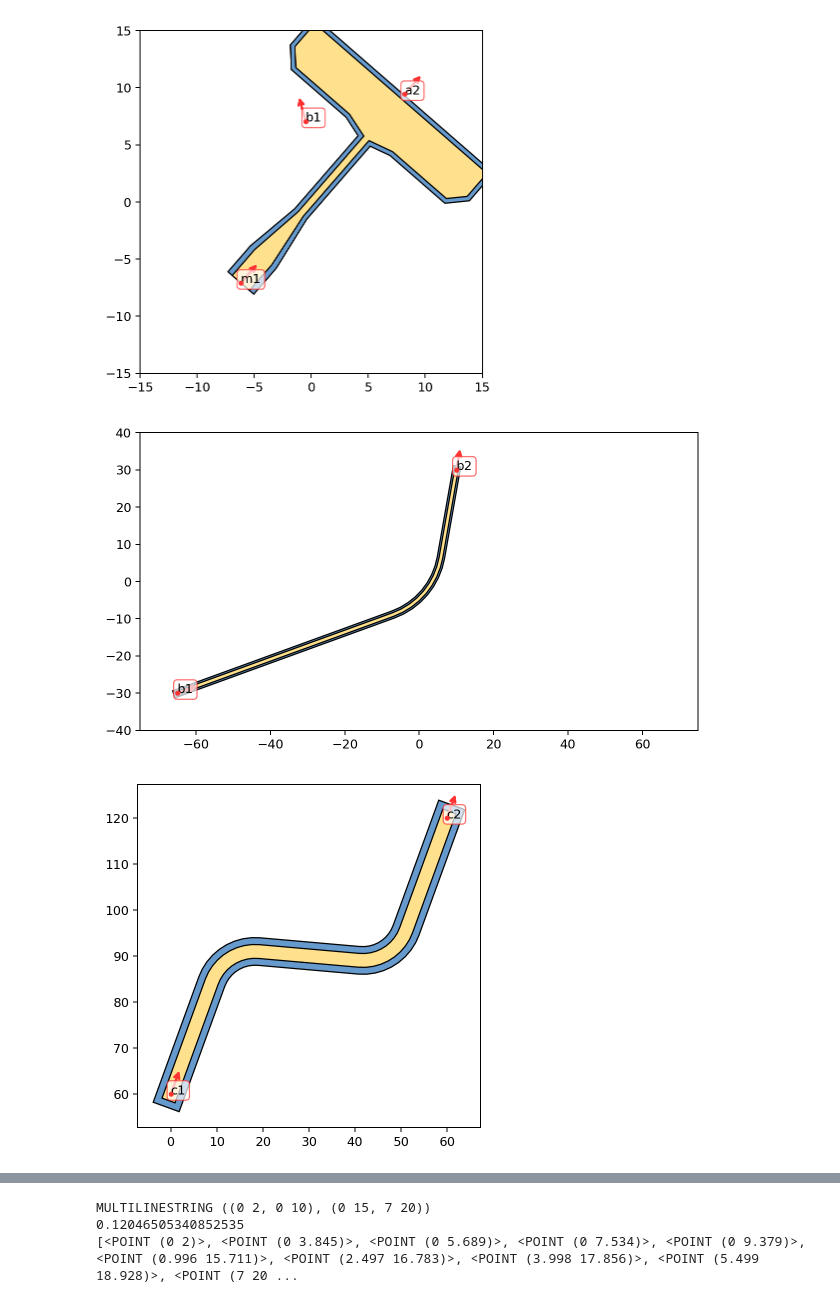
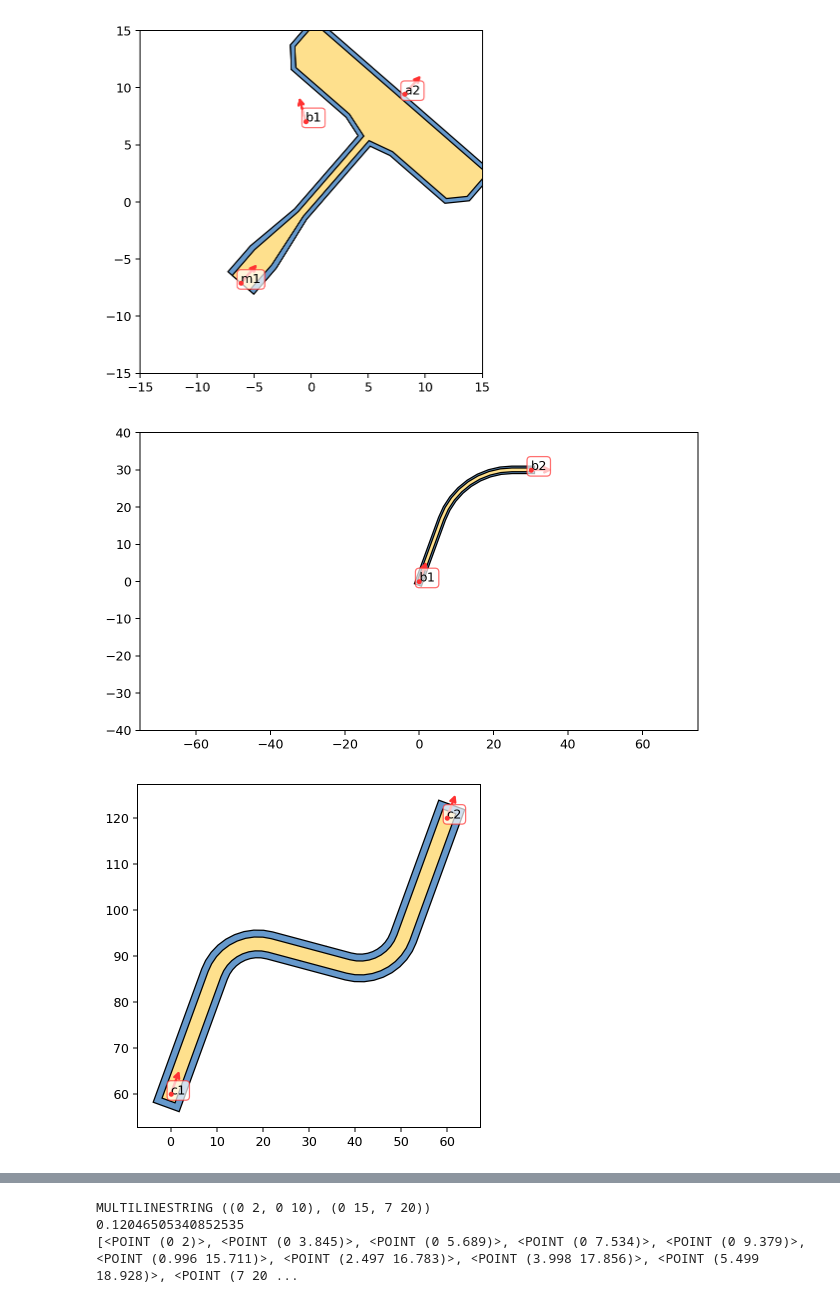
Before and after one commit to eeroqlab/zeroheliumkit, a Jupyter notebook: dev/anchors_test.ipynb, the cells around one changed output, grey strips where cells are left out. Saved outputs shown, nothing was run; the diff lists cells and outputs as text; code cells hidden in the pictures.

```diff
--- a/dev/anchors_test.ipynb
+++ b/dev/anchors_test.ipynb
@@ -129,27 +130,27 @@ plt.show()
 # %%
 layer_info = {"metal": 1,
               "etch": 2}
 
-p1 = Anchor((-65, -30), 20)
-p2 = Anchor((10, 30), 80)
+p1 = Anchor((0, 0), 70)
+p2 = Anchor((30, 30), 0)
 
 route = ElbowLine(p1, p2, radius=20, num_segments=9, layers=layer_info, alabel=("b1", "b2"))
 
 fig = plt.figure(1, figsize=SIZE, dpi=90)
 ax = fig.add_subplot(111)
 set_limits(ax=ax, coor=[0,0], dxdy=[150,80])
 route.plot(ax=ax, layer=["etch", "metal", "anchorsmod"], color=colorlist)
 plt.gca().set_aspect('equal')
 plt.show()
 # %% [output]
-[figure, old version]
+[figure, new version]
 # %%
 layer_info = {"top": 3,
               "gnd": 6}
 
 p1 = Anchor(Point(0,0), 70)
 p2 = Anchor(Point(60,60), 70)
-r2 = SigmoidLine(p1, p2, -5, radius=10, num_segments=10, layers=layer_info, alabel=("c1", "c2"))
+r2 = SigmoidLine(p1, p2, -15, radius=10, num_segments=10, layers=layer_info, alabel=("c1", "c2"))
 r2.moveby(xy=(0, 60))
 
 fig = plt.figure(1, figsize=SIZE, dpi=90)
@@ -158,7 +159,7 @@ r2.plot(ax=ax, layer=["gnd", "top", "anchorsmod"], color=colorlist)
 plt.gca().set_aspect('equal')
 plt.show()
 # %% [output]
-[figure, old version]
+[figure, new version]
 # %%
 pgate.append(r2)
 fig = plt.figure(1, figsize=SIZE, dpi=90)
```
Also changed, not shown: parts of 15 cells of this notebook, 4 other files.
